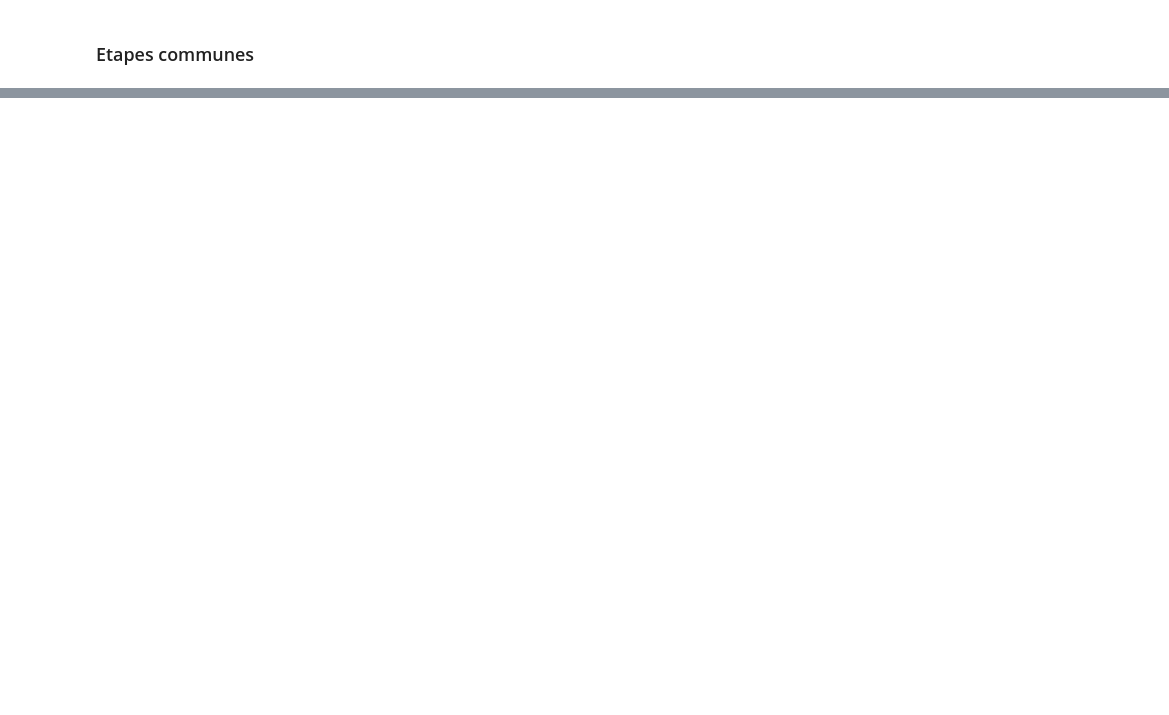
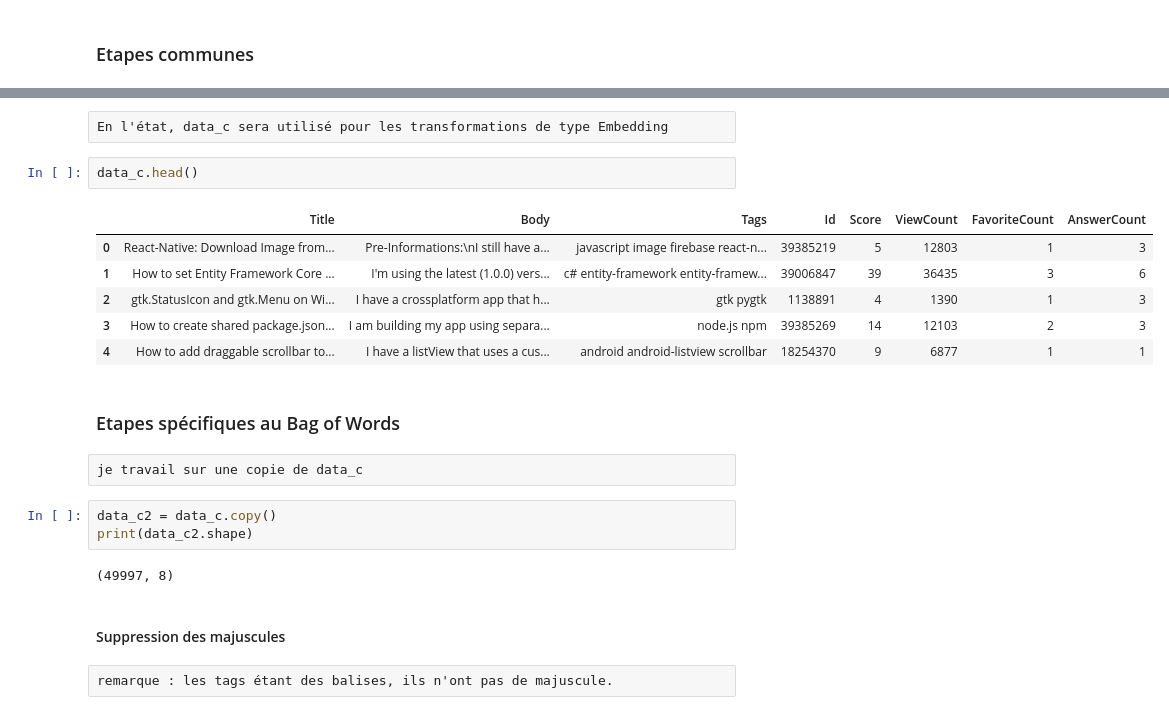
Before and after one commit to nromari/Categoriser-automatiquement-des-questions, a Jupyter notebook: P5_exploration_et_nettoyage.ipynb, the cells around one changed output, grey strips where cells are left out. Drawn from its saved outputs; the diff is of its cells as text; blank space fills up the shorter version.

```diff
--- a/P5_exploration_et_nettoyage.ipynb
+++ b/P5_exploration_et_nettoyage.ipynb
@@ -196,0 +205,24 @@ Name: Tags, dtype: object
+# %% [raw]
+En l'état, data_c sera utilisé pour les transformations de type Embedding
+# %%
+data_c.head()
+# %% [output]
+|  | Title | Body | Tags | Id | Score | ViewCount | FavoriteCount | AnswerCount |
+| 0 | React-Native: Download Image from... | Pre-Informations:\nI still have a... | javascript image firebase react-n... | 39385219 | 5 | 12803 | 1 | 3 |
+| 1 | How to set Entity Framework Core ... | I'm using the latest (1.0.0) vers... | c# entity-framework entity-framew... | 39006847 | 39 | 36435 | 3 | 6 |
+| 2 | gtk.StatusIcon and gtk.Menu on Wi... | I have a crossplatform app that h... | gtk pygtk | 1138891 | 4 | 1390 | 1 | 3 |
+| 3 | How to create shared package.json... | I am building my app using separa... | node.js npm | 39385269 | 14 | 12103 | 2 | 3 |
+| 4 | How to add draggable scrollbar to... | I have a listView that uses a cus... | android android-listview scrollbar | 18254370 | 9 | 6877 | 1 | 1 |
+# %% [markdown]
+### Etapes spécifiques au Bag of Words
+# %% [raw]
+je travail sur une copie de data_c
+# %%
+data_c2 = data_c.copy()
+print(data_c2.shape)
+# %% [output]
+(49997, 8)
+# %% [markdown]
+#### Suppression des majuscules
+# %% [raw]
+remarque : les tags étant des balises, ils n'ont pas de majuscule.
```
Also changed, not shown: parts of 98 cells of this notebook.
